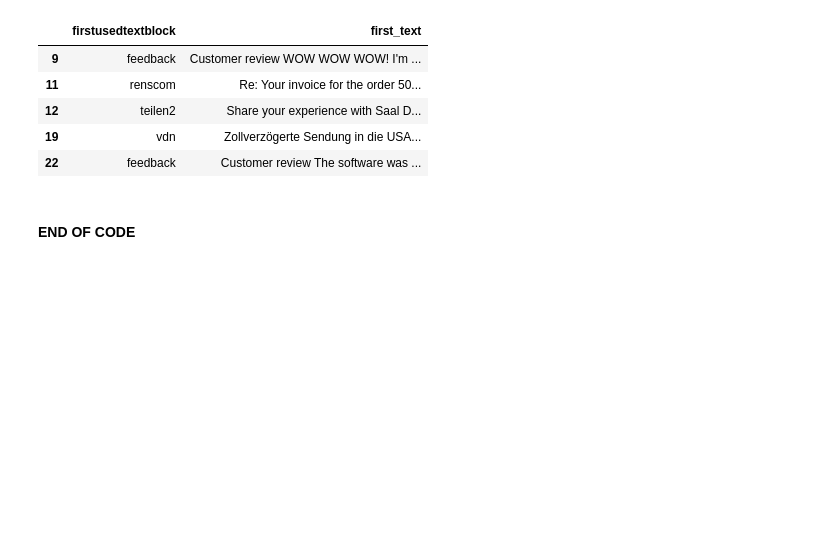
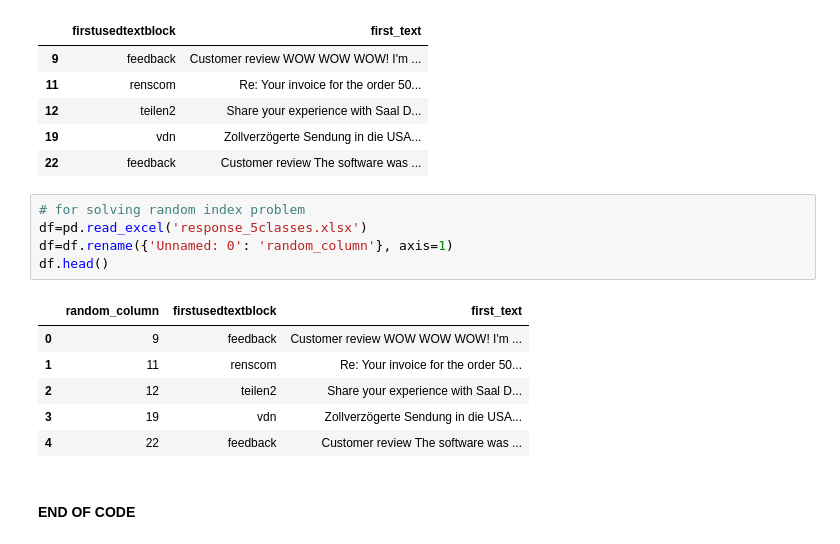
Before and after one commit to HassanSherwani/NLP-Natural-Language-Processing-, a Jupyter notebook: Data_Build/5.Generate_dataset.ipynb, the cells around one changed output. Saved outputs shown, nothing was run; the diff lists cells and outputs as text; blank space fills up the shorter version.

```diff
--- a/Data_Build/5.Generate_dataset.ipynb
+++ b/Data_Build/5.Generate_dataset.ipynb
@@ -361,5 +375,17 @@ df_test.head()
 | 12 | teilen2 | Share your experience with Saal D... |
 | 19 | vdn | Zollverzögerte Sendung in die USA... |
 | 22 | feedback | Customer review The software was ... |
+# %%
+# for solving random index problem
+df=pd.read_excel('response_5classes.xlsx')
+df=df.rename({'Unnamed: 0': 'random_column'}, axis=1)
+df.head()
+# %% [output]
+|  | random_column | firstusedtextblock | first_text |
+| 0 | 9 | feedback | Customer review WOW WOW WOW! I'm ... |
+| 1 | 11 | renscom | Re: Your invoice for the order 50... |
+| 2 | 12 | teilen2 | Share your experience with Saal D... |
+| 3 | 19 | vdn | Zollverzögerte Sendung in die USA... |
+| 4 | 22 | feedback | Customer review The software was ... |
 # %% [markdown]
 #### END OF CODE
```
Also changed, not shown: parts of 7 cells of this notebook.
